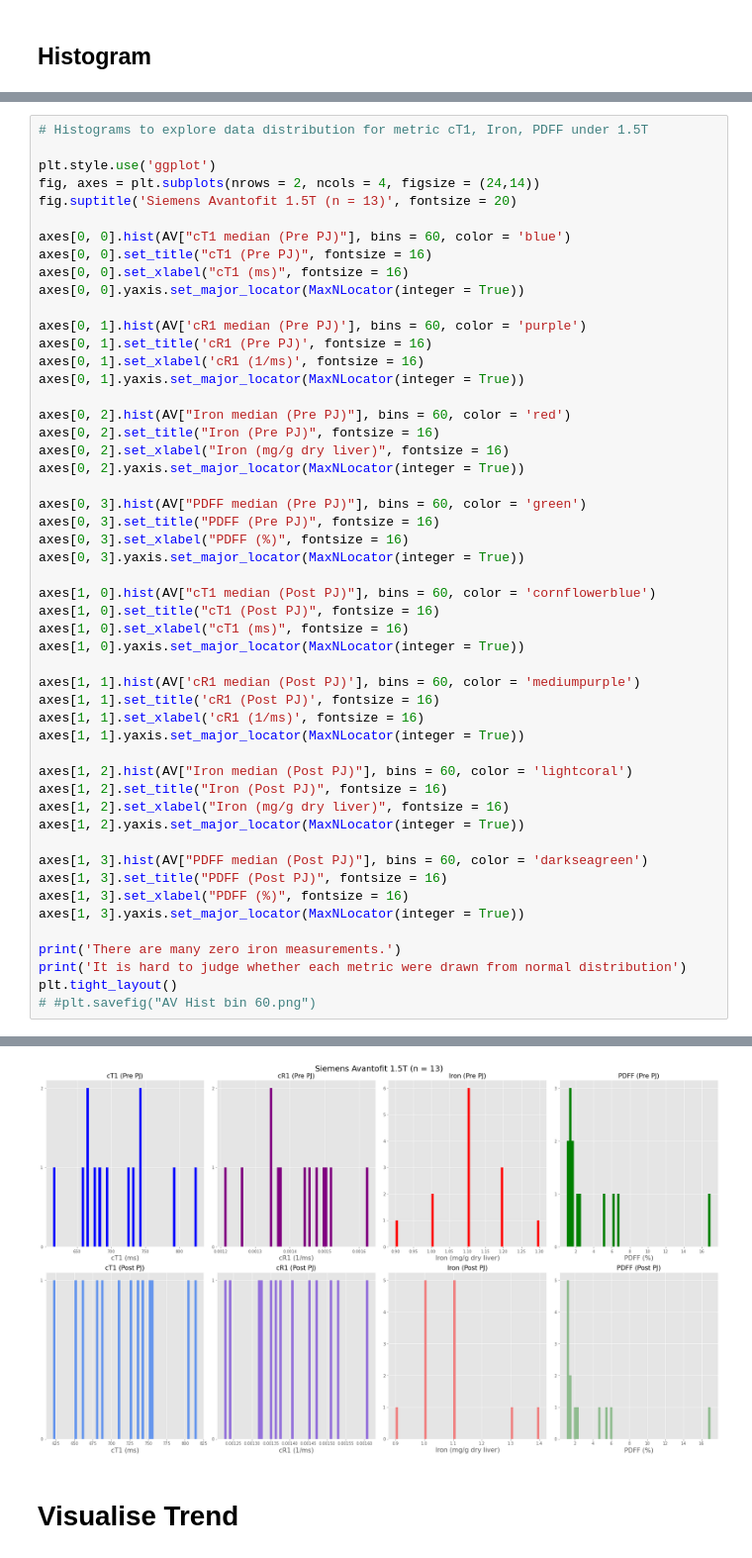
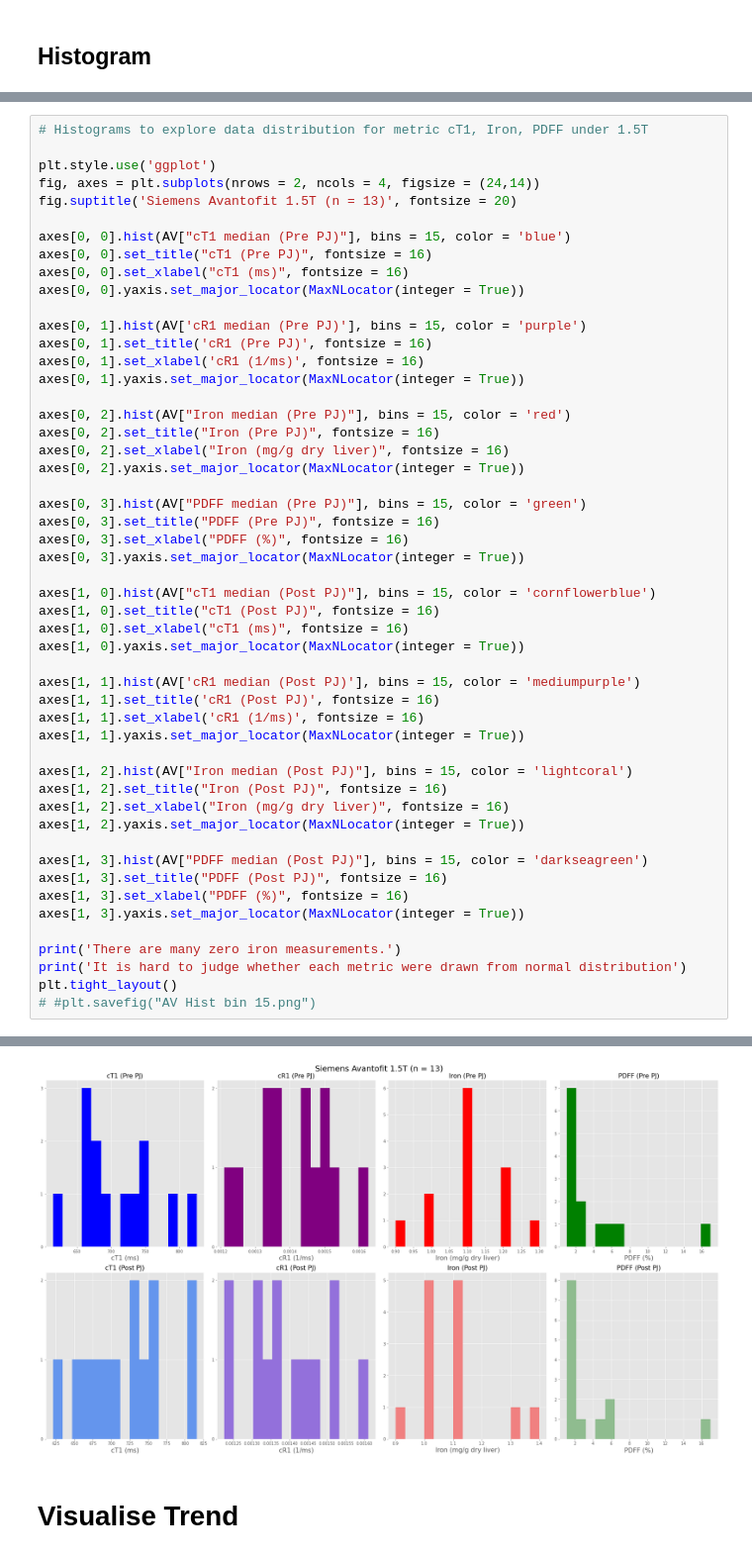
Before and after one commit to WhySeeYC/reference_app, a Jupyter notebook: PineappleJuice/VendorSpecificPlots.ipynb, the cells around one changed output, grey strips where cells are left out. Shown at 99% size. Cells and saved outputs as stored; diff of their text form.

Commit message:
change bin size for histogram

```diff
--- a/PineappleJuice/VendorSpecificPlots.ipynb
+++ b/PineappleJuice/VendorSpecificPlots.ipynb
@@ -423,54 +423,54 @@ plt.style.use('ggplot')
 fig, axes = plt.subplots(nrows = 2, ncols = 4, figsize = (24,14))
 fig.suptitle('Siemens Avantofit 1.5T (n = 13)', fontsize = 20)
 
-axes[0, 0].hist(AV["cT1 median (Pre PJ)"], bins = 60, color = 'blue')
+axes[0, 0].hist(AV["cT1 median (Pre PJ)"], bins = 15, color = 'blue')
 axes[0, 0].set_title("cT1 (Pre PJ)", fontsize = 16)
 axes[0, 0].set_xlabel("cT1 (ms)", fontsize = 16)
 axes[0, 0].yaxis.set_major_locator(MaxNLocator(integer = True))
 
-axes[0, 1].hist(AV['cR1 median (Pre PJ)'], bins = 60, color = 'purple')
+axes[0, 1].hist(AV['cR1 median (Pre PJ)'], bins = 15, color = 'purple')
 axes[0, 1].set_title('cR1 (Pre PJ)', fontsize = 16)
 axes[0, 1].set_xlabel('cR1 (1/ms)', fontsize = 16)
 axes[0, 1].yaxis.set_major_locator(MaxNLocator(integer = True))
 
-axes[0, 2].hist(AV["Iron median (Pre PJ)"], bins = 60, color = 'red')
+axes[0, 2].hist(AV["Iron median (Pre PJ)"], bins = 15, color = 'red')
 axes[0, 2].set_title("Iron (Pre PJ)", fontsize = 16)
 axes[0, 2].set_xlabel("Iron (mg/g dry liver)", fontsize = 16)
 axes[0, 2].yaxis.set_major_locator(MaxNLocator(integer = True))
 
-axes[0, 3].hist(AV["PDFF median (Pre PJ)"], bins = 60, color = 'green')
+axes[0, 3].hist(AV["PDFF median (Pre PJ)"], bins = 15, color = 'green')
 axes[0, 3].set_title("PDFF (Pre PJ)", fontsize = 16)
 axes[0, 3].set_xlabel("PDFF (%)", fontsize = 16)
 axes[0, 3].yaxis.set_major_locator(MaxNLocator(integer = True))
 
-axes[1, 0].hist(AV["cT1 median (Post PJ)"], bins = 60, color = 'cornflowerblue')
+axes[1, 0].hist(AV["cT1 median (Post PJ)"], bins = 15, color = 'cornflowerblue')
 axes[1, 0].set_title("cT1 (Post PJ)", fontsize = 16)
 axes[1, 0].set_xlabel("cT1 (ms)", fontsize = 16)
 axes[1, 0].yaxis.set_major_locator(MaxNLocator(integer = True))
 
-axes[1, 1].hist(AV['cR1 median (Post PJ)'], bins = 60, color = 'mediumpurple')
+axes[1, 1].hist(AV['cR1 median (Post PJ)'], bins = 15, color = 'mediumpurple')
 axes[1, 1].set_title('cR1 (Post PJ)', fontsize = 16)
 axes[1, 1].set_xlabel('cR1 (1/ms)', fontsize = 16)
 axes[1, 1].yaxis.set_major_locator(MaxNLocator(integer = True))
 
-axes[1, 2].hist(AV["Iron median (Post PJ)"], bins = 60, color = 'lightcoral')
+axes[1, 2].hist(AV["Iron median (Post PJ)"], bins = 15, color = 'lightcoral')
 axes[1, 2].set_title("Iron (Post PJ)", fontsize = 16)
 axes[1, 2].set_xlabel("Iron (mg/g dry liver)", fontsize = 16)
 axes[1, 2].yaxis.set_major_locator(MaxNLocator(integer = True))
 
-axes[1, 3].hist(AV["PDFF median (Post PJ)"], bins = 60, color = 'darkseagreen')
+axes[1, 3].hist(AV["PDFF median (Post PJ)"], bins = 15, color = 'darkseagreen')
 axes[1, 3].set_title("PDFF (Post PJ)", fontsize = 16)
 axes[1, 3].set_xlabel("PDFF (%)", fontsize = 16)
 axes[1, 3].yaxis.set_major_locator(MaxNLocator(integer = True))
 
 print('There are many zero iron measurements.')
 print('It is hard to judge whether each metric were drawn from normal distribution')
 plt.tight_layout()
-# #plt.savefig("AV Hist bin 60.png")
+# #plt.savefig("AV Hist bin 15.png")
 # %% [output]
 There are many zero iron measurements.
 It is hard to judge whether each metric were drawn from normal distribution
-[figure, old version]
+[figure, new version]
 # %% [markdown]
 # Visualise Trend
 # %% [markdown]
```
Also changed, not shown: parts of 6 cells of this notebook.
